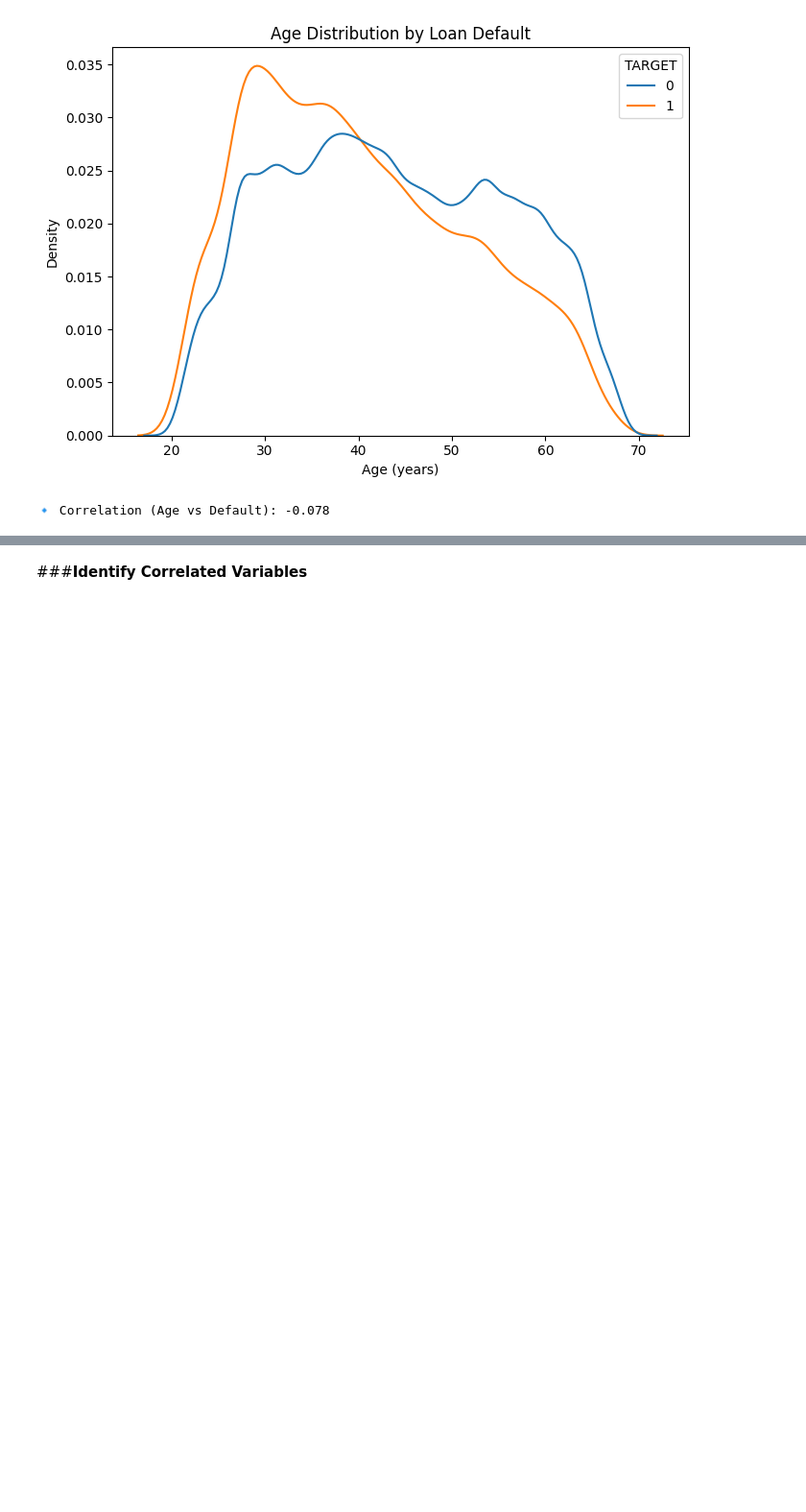
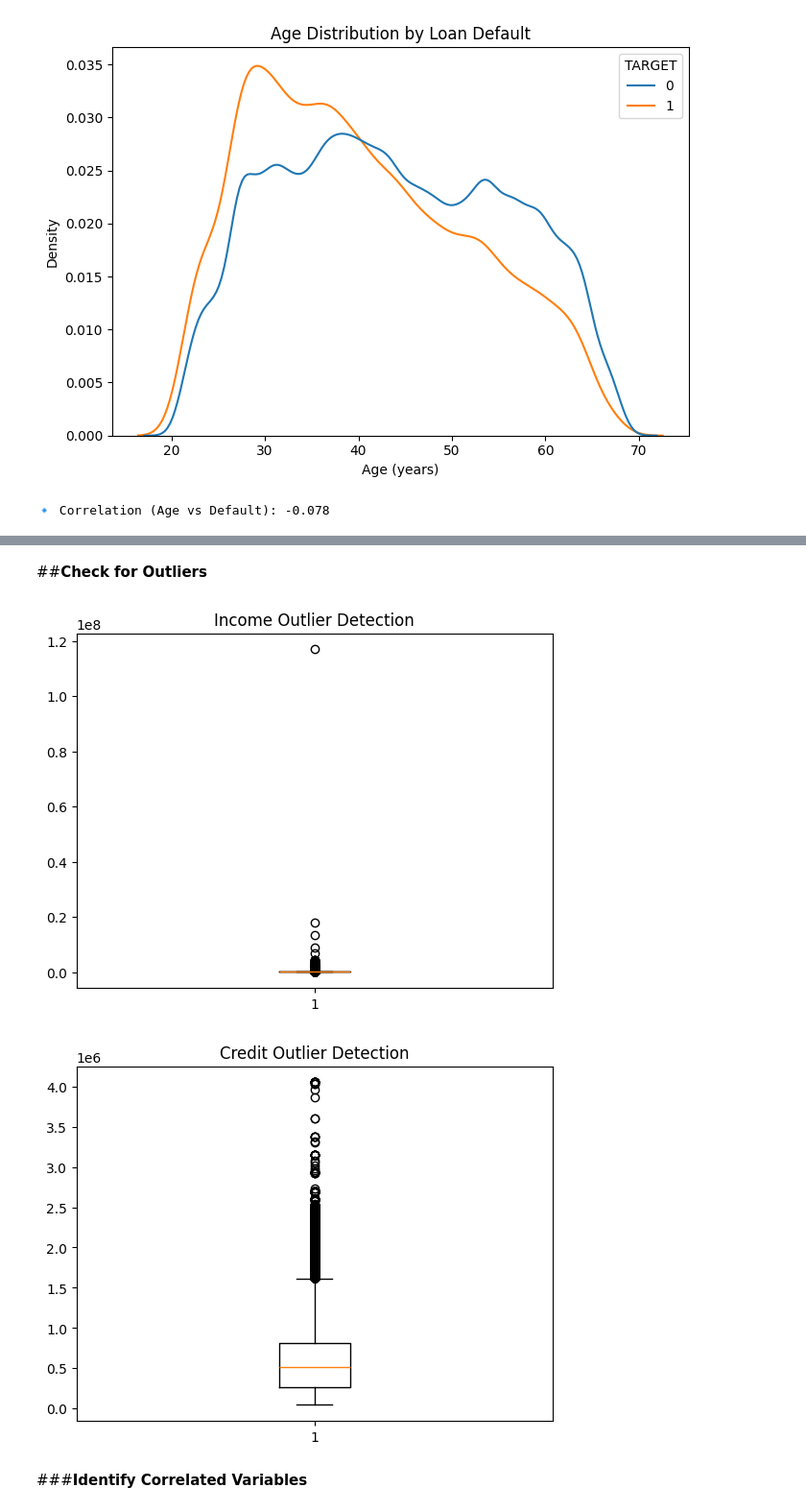
Before and after one commit to nandhakumar-v-19/Home-Loan-Default-Risk-Management, a Jupyter notebook: Home_Loan_Default_Risk_Management.ipynb, the cells around one changed output, grey strips where cells are left out. Shown at 96% size. Drawn from its saved outputs; the diff is of its cells as text; code cells hidden in the pictures; blank space fills up the shorter version.

```diff
--- a/Home_Loan_Default_Risk_Management.ipynb
+++ b/Home_Loan_Default_Risk_Management.ipynb
@@ -441,0 +455,8 @@ print(f"🔹 Correlation (Age vs Default): {age_corr:.3f}")
+# %%
+if 'CODE_GENDER' in app_df.columns:
+    print("\nUnique Gender Values:", app_df['CODE_GENDER'].unique())
+    # Standardize gender formatting
+    app_df['CODE_GENDER'] = app_df['CODE_GENDER'].astype(str).str.title()
+
+if 'NAME_EDUCATION_TYPE' in app_df.columns:
+    print("Unique Education Values:", app_df['NAME_EDUCATION_TYPE'].unique())
@@ -442,3 +491,18 @@ print(f"🔹 Correlation (Age vs Default): {age_corr:.3f}")
+# %% [markdown]
+##**Check for Outliers**
+# %%
+if 'AMT_INCOME_TOTAL' in app_df.columns:
+    plt.boxplot(app_df['AMT_INCOME_TOTAL'])
+    plt.title("Income Outlier Detection")
+    plt.show()
+
+if 'AMT_CREDIT' in app_df.columns:
+    plt.boxplot(app_df['AMT_CREDIT'])
+    plt.title("Credit Outlier Detection")
+    plt.show()
+# %% [output]
+[figure, added]
+[figure, added]
 # %% [markdown]
 ###**Identify Correlated Variables**
 # %%
```
Also changed, not shown: parts of 16 cells of this notebook.
